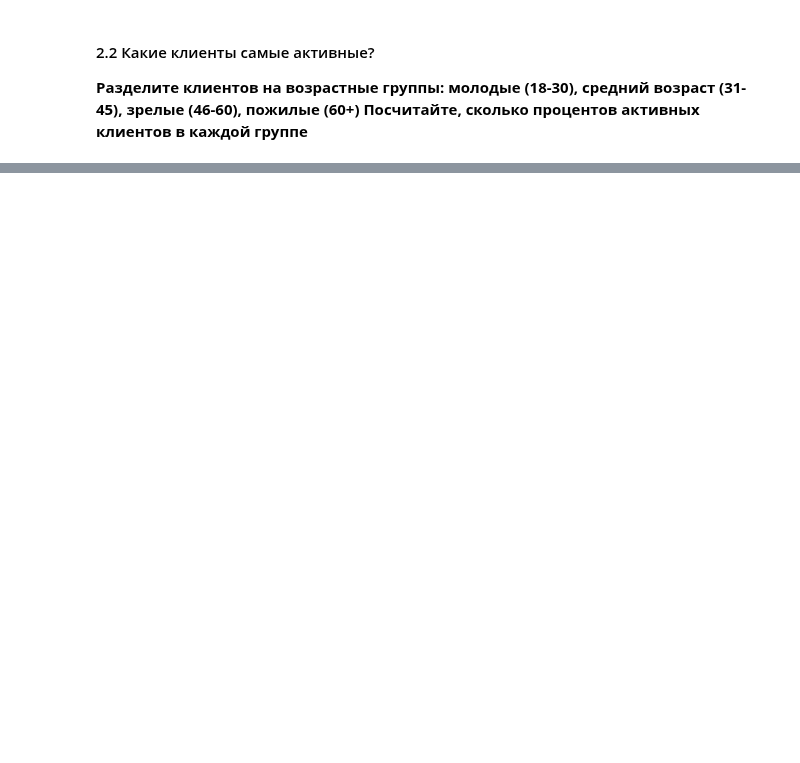
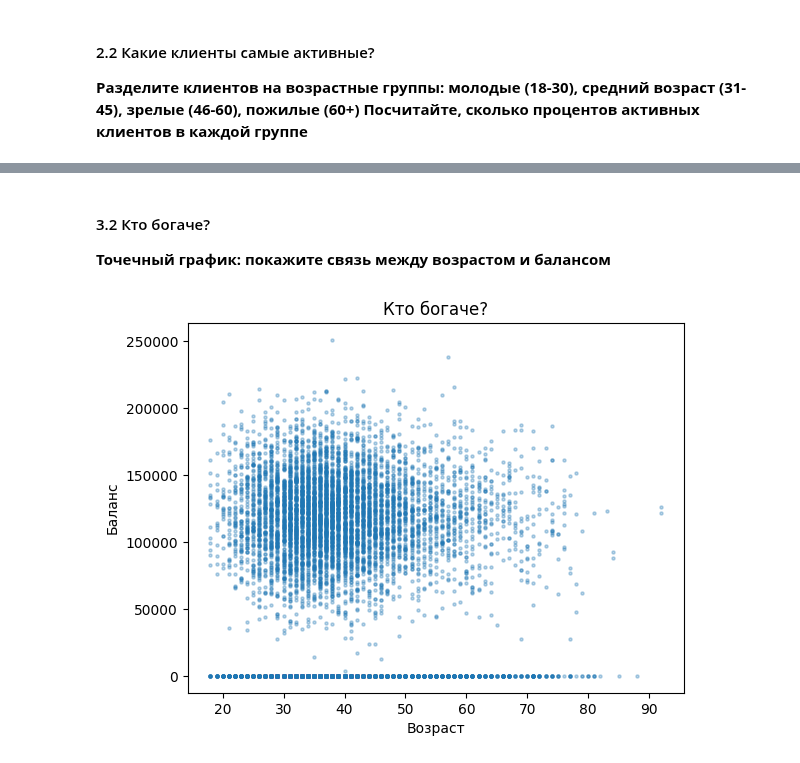
Before and after one commit to yunusov/python, a Jupyter notebook: nb/vyunusov_final_task.ipynb, the cells around one changed output, grey strips where cells are left out. Drawn from its saved outputs; the diff is of its cells as text; code cells hidden in the pictures; blank space fills up the shorter version.

```diff
--- a/nb/vyunusov_final_task.ipynb
+++ b/nb/vyunusov_final_task.ipynb
@@ -254,0 +217,15 @@ Connection closed.
+# %% [markdown]
+#### 3.2 Кто богаче?
+**Точечный график: покажите связь между возрастом и балансом**
+# %%
+x = df['Age']
+y = df['Balance']
+
+plt.scatter(x, y, alpha=0.3, s=5)
+plt.title("Кто богаче?")
+plt.xlabel("Возраст")
+plt.ylabel("Баланс")
+
+plt.show()
+# %% [output]
+[figure, added]
```
Also changed, not shown: parts of 31 cells of this notebook, 3 other files.
